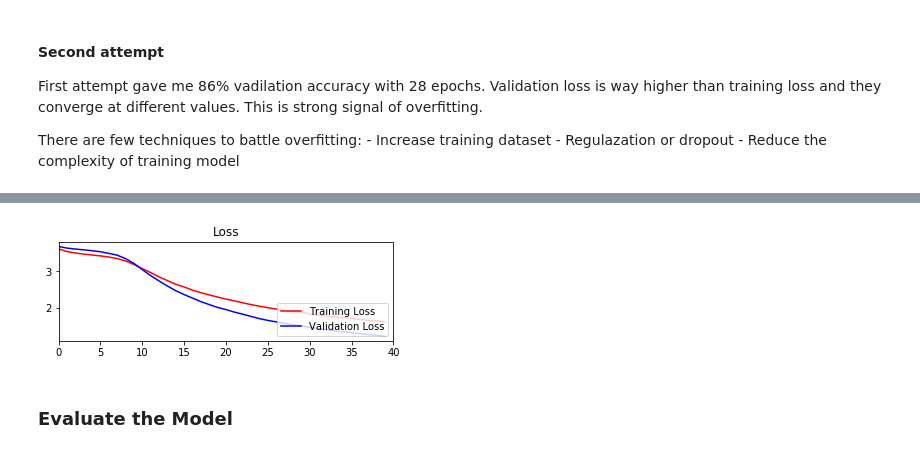
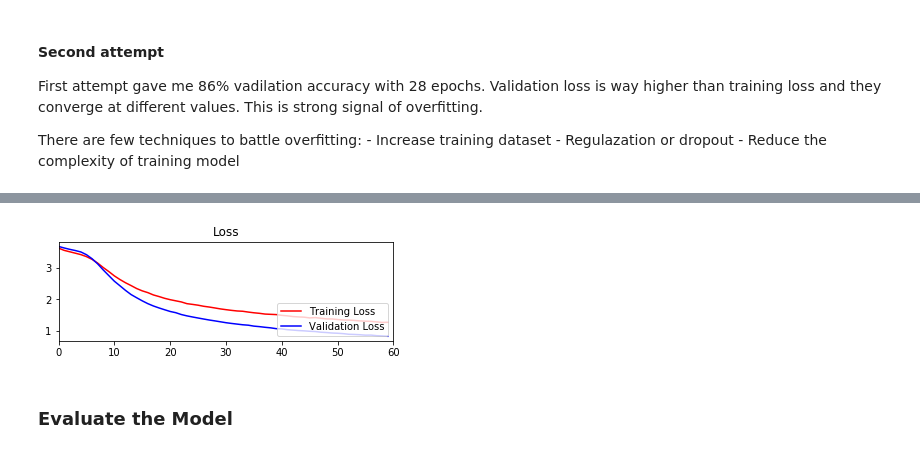
Before and after one commit to tranlv/Self-Driving-Car-Engineer-Part-1, a Jupyter notebook: Traffic Sign Classifier/notebook/Traffic_Sign_Classifier.ipynb, the cells around one changed output, grey strips where cells are left out. Cells and saved outputs as stored; diff of their text form; code cells hidden in the pictures.

```diff
--- a/Traffic Sign Classifier/notebook/Traffic_Sign_Classifier.ipynb
+++ b/Traffic Sign Classifier/notebook/Traffic_Sign_Classifier.ipynb
@@ -461,7 +331,7 @@ Step 3: Train original Lenet_5 with train and validation sets
 """SETTING PARAMTERS"""
 MEAN = 0
 SIGMA = 0.1
-EPOCHS = 40
+EPOCHS = 60
 BATCH_SIZE = 128
 LEARNING_RATE = 0.0001
 ANGLE_RANGE = 30
@@ -601,5 +471,5 @@ Validation Loss = 1.212
 Model saved
-[figure, old version]
+[figure, new version]
 # %% [markdown]
 ### Evaluate the Model
 # %%
```
Also changed, not shown: parts of 7 cells of this notebook, 2 other files.
